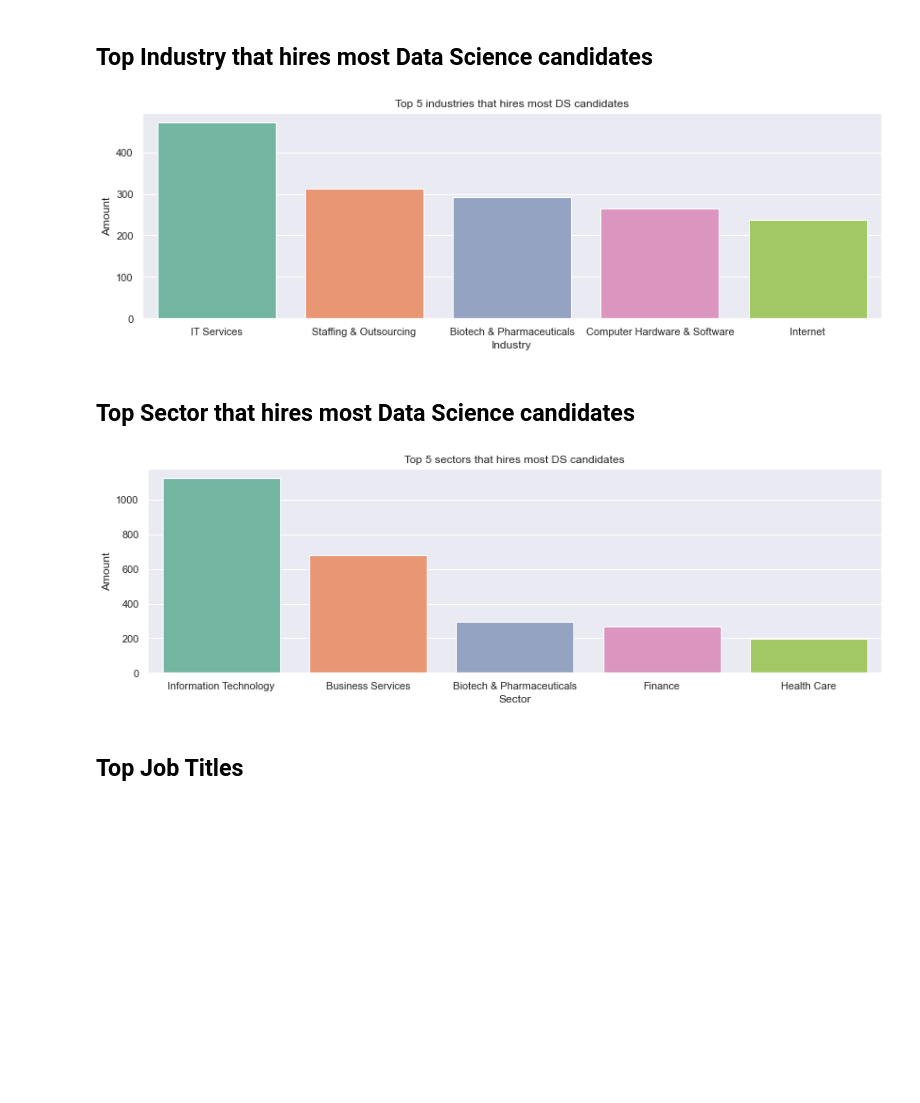
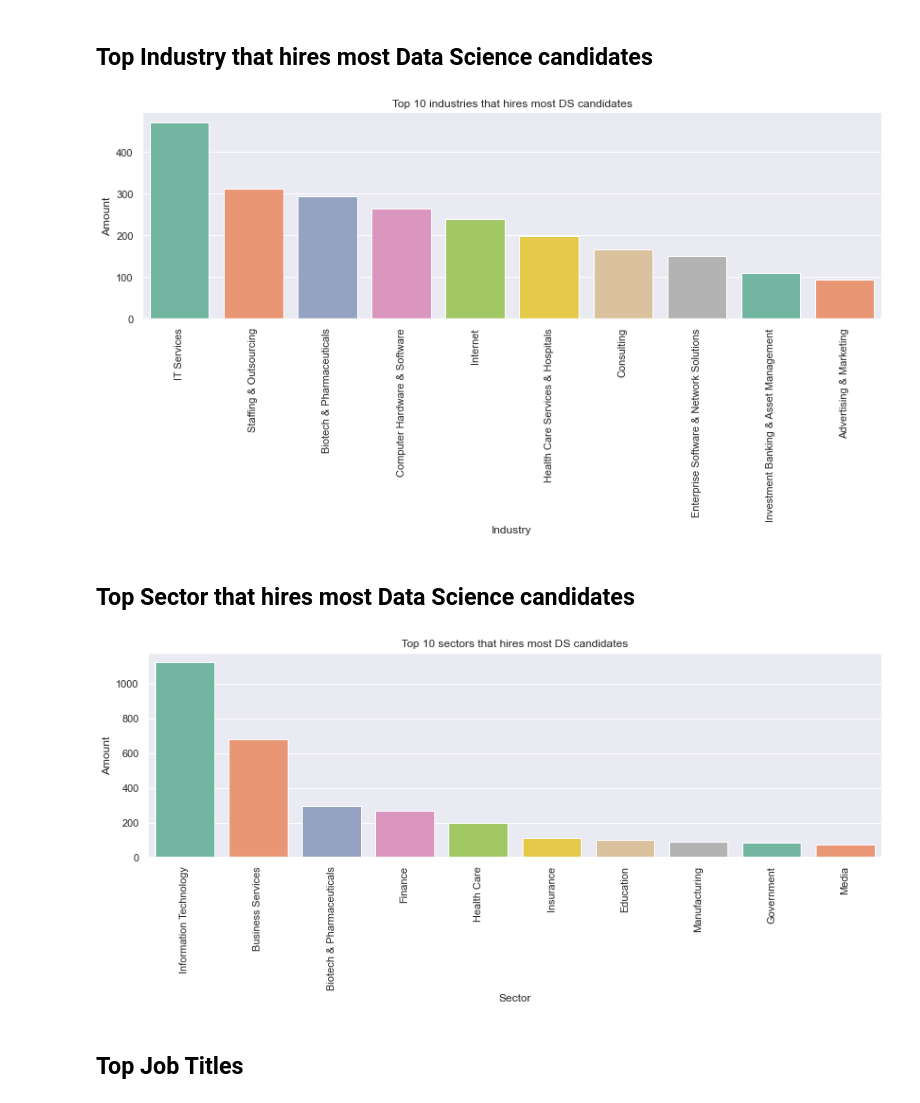
Before and after one commit to LiyanaRoslie/ds-keywords, a Jupyter notebook: eda.ipynb, the cells around one changed output. Drawn from its saved outputs; the diff is of its cells as text; code cells hidden in the pictures; blank space fills up the shorter version.

```diff
--- a/eda.ipynb
+++ b/eda.ipynb
@@ -177,12 +177,13 @@ filtered_industry_df = cleaned_jobs_listings_df[cleaned_jobs_listings_df['indust
 # %%
 plt.figure(figsize=(14,4))
 sns.set(style="darkgrid")
 ax = sns.countplot(x="industry", data=filtered_industry_df, palette="Set2", \
-                   order=filtered_industry_df['industry'].value_counts().index[0:5])
-ax.set(xlabel='Industry', ylabel='Amount', title="Top 5 industries that hires most DS candidates")
+                   order=filtered_industry_df['industry'].value_counts().index[0:10])
+ax.set(xlabel='Industry', ylabel='Amount', title="Top 10 industries that hires most DS candidates")
+plt.xticks(rotation=90)
 plt.show()
 # %% [output]
-[figure, old version]
+[figure, new version]
 # %% [markdown]
 ## Top Sector that hires most Data Science candidates
 # %%
@@ -192,11 +193,12 @@ filtered_sector_df = cleaned_jobs_listings_df[cleaned_jobs_listings_df['sector']
 plt.figure(figsize=(14,4))
 sns.set(style="darkgrid")
 ax = sns.countplot(x="sector", data=filtered_sector_df, palette="Set2", \
-                   order=filtered_sector_df['sector'].value_counts().index[0:5])
-ax.set(xlabel='Sector', ylabel='Amount', title="Top 5 sectors that hires most DS candidates")
+                   order=filtered_sector_df['sector'].value_counts().index[0:10])
+ax.set(xlabel='Sector', ylabel='Amount', title="Top 10 sectors that hires most DS candidates")
+plt.xticks(rotation=90)
 plt.show()
 # %% [output]
-[figure, old version]
+[figure, new version]
 # %% [markdown]
 ## Top Job Titles
 # %%
```
Also changed, not shown: parts of 1 cell of this notebook.
